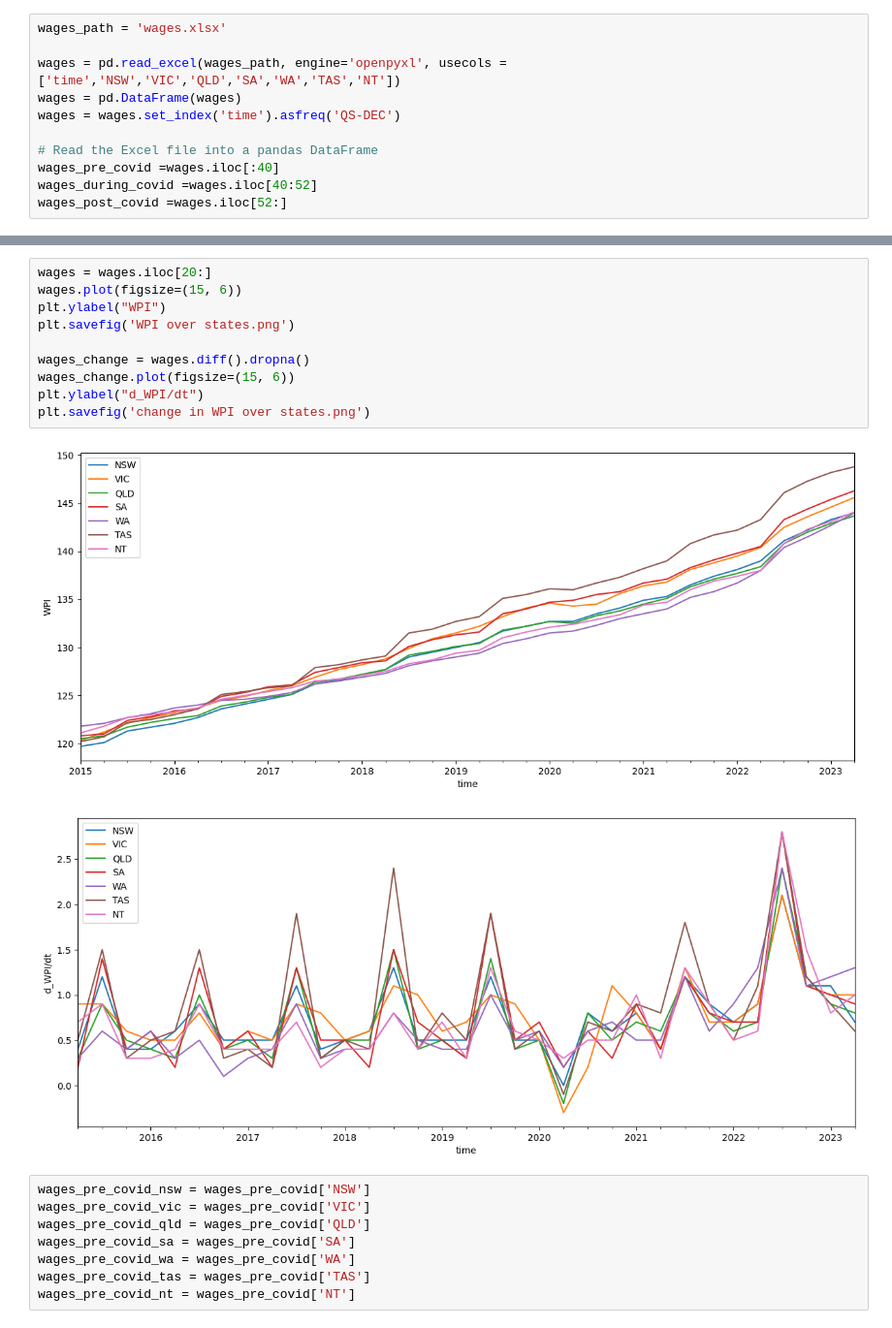
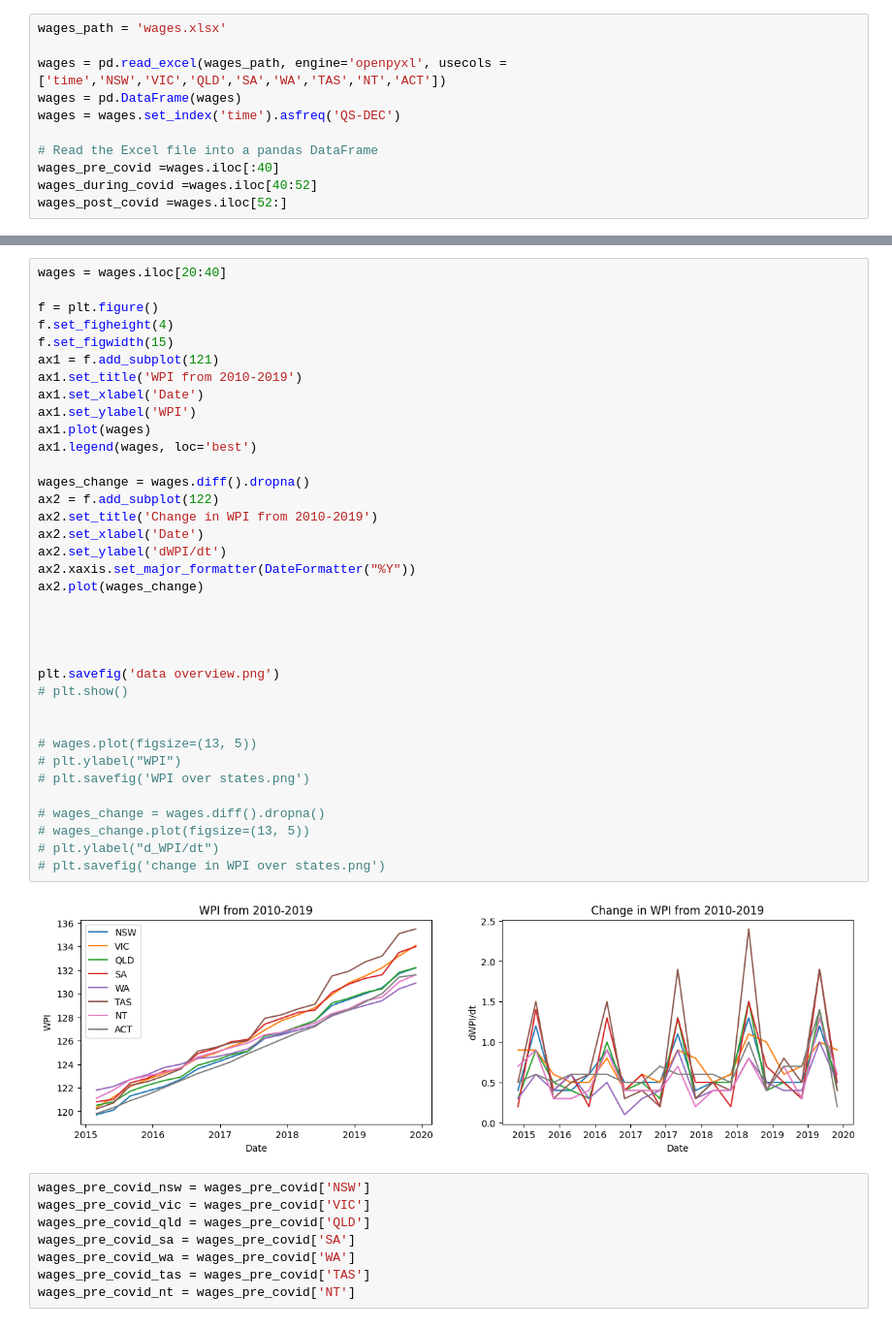
Before and after one commit to xinyuzh10/final-research, a Jupyter notebook: timeseries_wages_nsw.ipynb, the cells around one changed output, grey strips where cells are left out. Shown: that part at 97% size. Cells and saved outputs as stored; diff of their text form.

```diff
--- a/timeseries_wages_nsw.ipynb
+++ b/timeseries_wages_nsw.ipynb
@@ -20,7 +21,7 @@ from statsmodels.graphics.tsaplots import plot_acf,plot_pacf
 # %%
 wages_path = 'wages.xlsx'
 
-wages = pd.read_excel(wages_path, engine='openpyxl', usecols = ['time','NSW','VIC','QLD','SA','WA','TAS','NT'])
+wages = pd.read_excel(wages_path, engine='openpyxl', usecols = ['time','NSW','VIC','QLD','SA','WA','TAS','NT','ACT'])
 wages = pd.DataFrame(wages)
 wages = wages.set_index('time').asfreq('QS-DEC')
 
@@ -45,16 +41,41 @@ wages_nt = wages['NT']
 # %%
-wages = wages.iloc[20:]
-wages.plot(figsize=(15, 6))
-plt.ylabel("WPI")
-plt.savefig('WPI over states.png')
+wages = wages.iloc[20:40]
+
+f = plt.figure()
+f.set_figheight(4)
+f.set_figwidth(15)
+ax1 = f.add_subplot(121)
+ax1.set_title('WPI from 2010-2019')
+ax1.set_xlabel('Date')
+ax1.set_ylabel('WPI')
+ax1.plot(wages)
+ax1.legend(wages, loc='best')
 
 wages_change = wages.diff().dropna()
-wages_change.plot(figsize=(15, 6))
-plt.ylabel("d_WPI/dt")
-plt.savefig('change in WPI over states.png')
+ax2 = f.add_subplot(122)
+ax2.set_title('Change in WPI from 2010-2019')
+ax2.set_xlabel('Date')
+ax2.set_ylabel('dWPI/dt')
+ax2.xaxis.set_major_formatter(DateFormatter("%Y"))
+ax2.plot(wages_change)
+
+
+
+
+plt.savefig('data overview.png')
+# plt.show()
+
+
+# wages.plot(figsize=(13, 5))
+# plt.ylabel("WPI")
+# plt.savefig('WPI over states.png')
+
+# wages_change = wages.diff().dropna()
+# wages_change.plot(figsize=(13, 5))
+# plt.ylabel("d_WPI/dt")
+# plt.savefig('change in WPI over states.png')
 # %% [output]
-[figure, old version]
+[figure, new version]
-[figure, removed]
 # %%
 wages_pre_covid_nsw = wages_pre_covid['NSW']
 wages_pre_covid_vic = wages_pre_covid['VIC']
```
Also changed, not shown: parts of 12 cells of this notebook, 15 other files.
